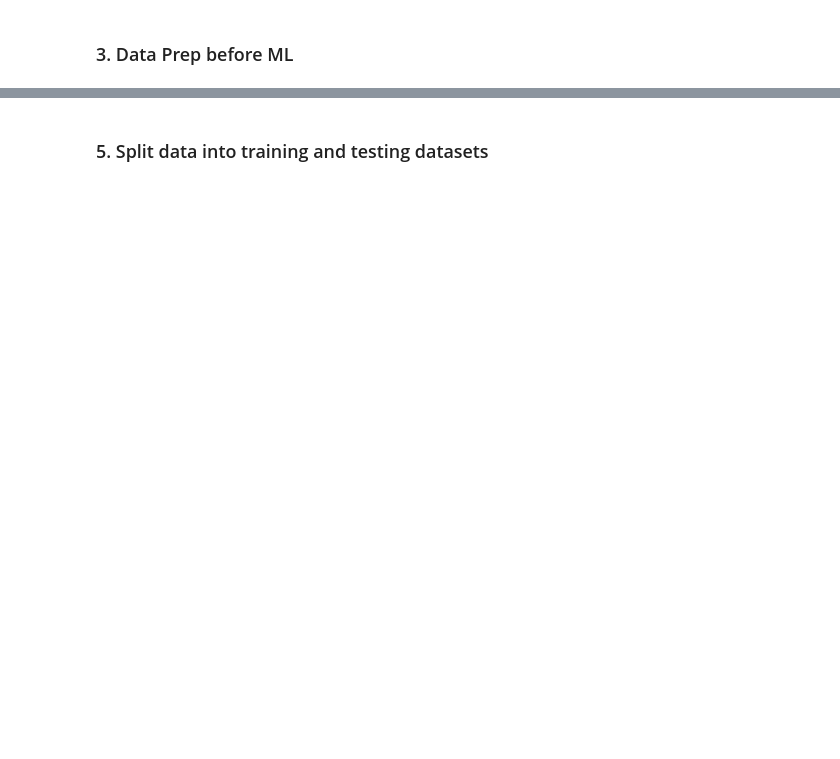
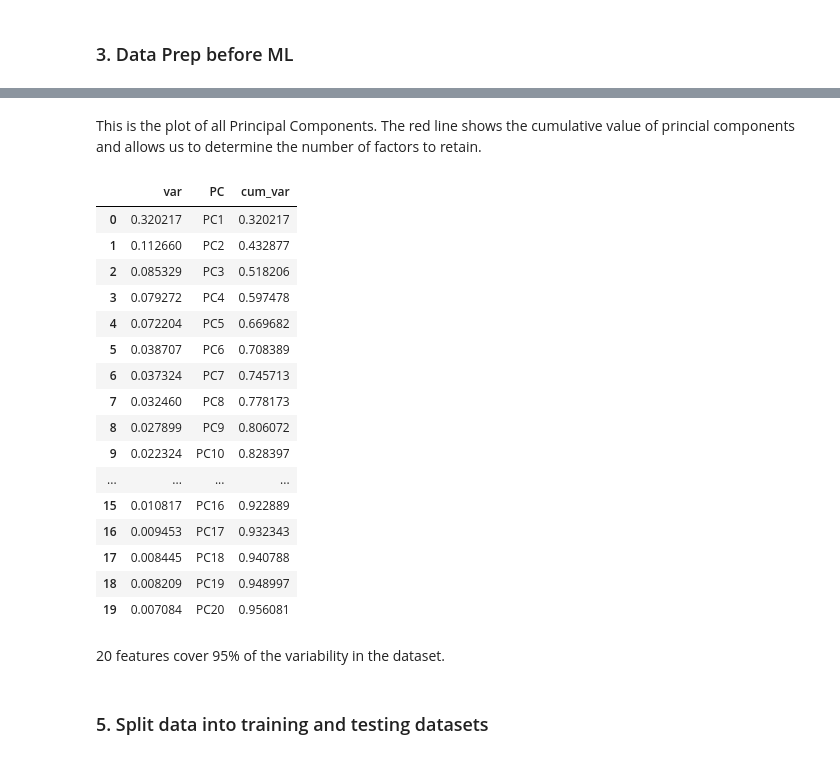
Before and after one commit to nikyan/spark_customer_churn, a Jupyter notebook: sparkify_pipeline.ipynb, the cells around one changed output, grey strips where cells are left out. Cells and saved outputs as stored; diff of their text form; code cells hidden in the pictures; blank space fills up the shorter version.

```diff
--- a/sparkify_pipeline.ipynb
+++ b/sparkify_pipeline.ipynb
@@ -652,3 +697,27 @@ Row(features=DenseVector([1.0, 1.0, 4.0, 2.0, 25.0, 3.5, 1232078.0, 1.0, 2.0, 3.
+# %% [markdown]
+This is the plot of all Principal Components. The red line shows the cumulative value of princial components and allows us to determine the number of factors to retain.
+# %%
+pca_df[0:20]
+# %% [output]
+|  | var | PC | cum_var |
+| 0 | 0.320217 | PC1 | 0.320217 |
+| 1 | 0.112660 | PC2 | 0.432877 |
+| 2 | 0.085329 | PC3 | 0.518206 |
+| 3 | 0.079272 | PC4 | 0.597478 |
+| 4 | 0.072204 | PC5 | 0.669682 |
+| 5 | 0.038707 | PC6 | 0.708389 |
+| 6 | 0.037324 | PC7 | 0.745713 |
+| 7 | 0.032460 | PC8 | 0.778173 |
+| 8 | 0.027899 | PC9 | 0.806072 |
+| 9 | 0.022324 | PC10 | 0.828397 |
+| ... | ... | ... | ... |
+| 15 | 0.010817 | PC16 | 0.922889 |
+| 16 | 0.009453 | PC17 | 0.932343 |
+| 17 | 0.008445 | PC18 | 0.940788 |
+| 18 | 0.008209 | PC19 | 0.948997 |
+| 19 | 0.007084 | PC20 | 0.956081 |
+# %% [markdown]
+20 features cover 95% of the variability in the dataset.
 # %% [markdown]
 ### 5. Split data into training and testing datasets
 # %%
```
Also changed, not shown: parts of 93 cells of this notebook.
